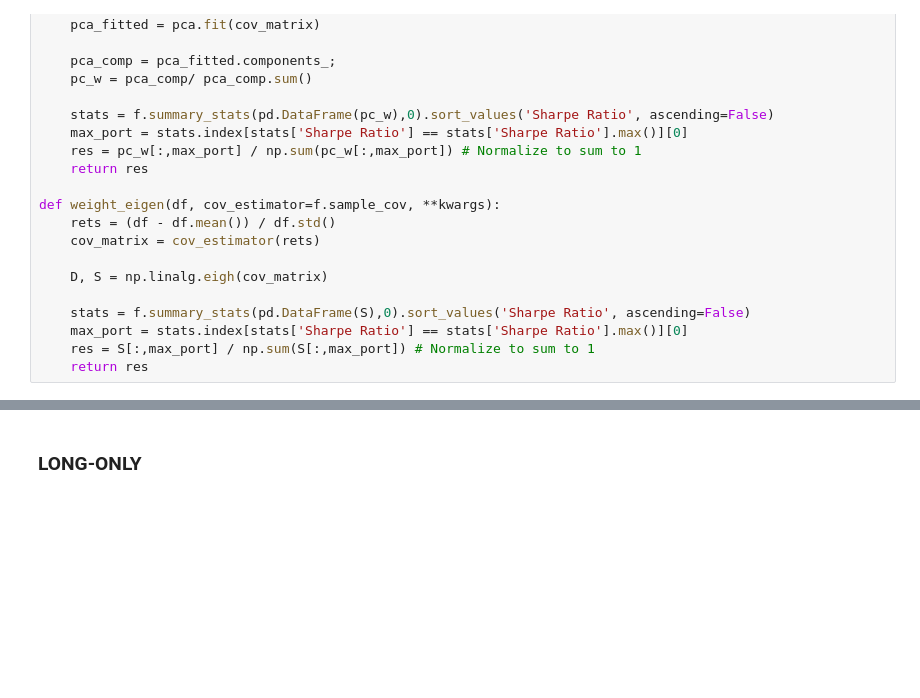
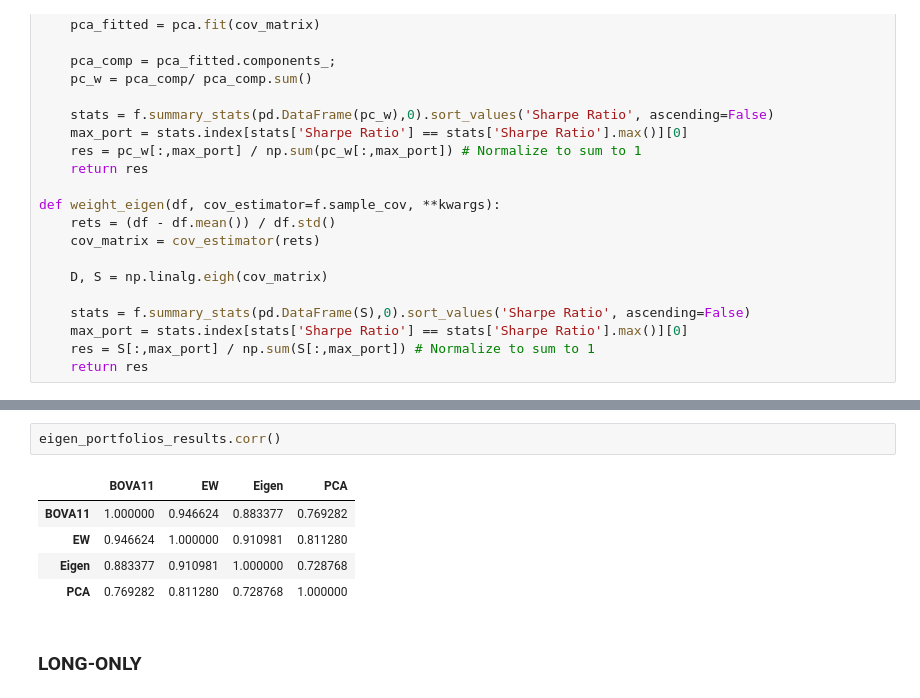
Before and after one commit to colantuono/ml-asset-allocation, a Jupyter notebook: eigen_base_portfolio.ipynb, the cells around one changed output, grey strips where cells are left out. Cells and saved outputs as stored; diff of their text form; blank space fills up the shorter version.

```diff
--- a/eigen_base_portfolio.ipynb
+++ b/eigen_base_portfolio.ipynb
@@ -107,3 +80,11 @@ PCA Done
+# %%
+eigen_portfolios_results.corr()
+# %% [output]
+|  | BOVA11 | EW | Eigen | PCA |
+| BOVA11 | 1.000000 | 0.946624 | 0.883377 | 0.769282 |
+| EW | 0.946624 | 1.000000 | 0.910981 | 0.811280 |
+| Eigen | 0.883377 | 0.910981 | 1.000000 | 0.728768 |
+| PCA | 0.769282 | 0.811280 | 0.728768 | 1.000000 |
 # %% [markdown]
 ### LONG-ONLY
 # %%
```
Also changed, not shown: parts of 4 cells of this notebook, 2 other files.
